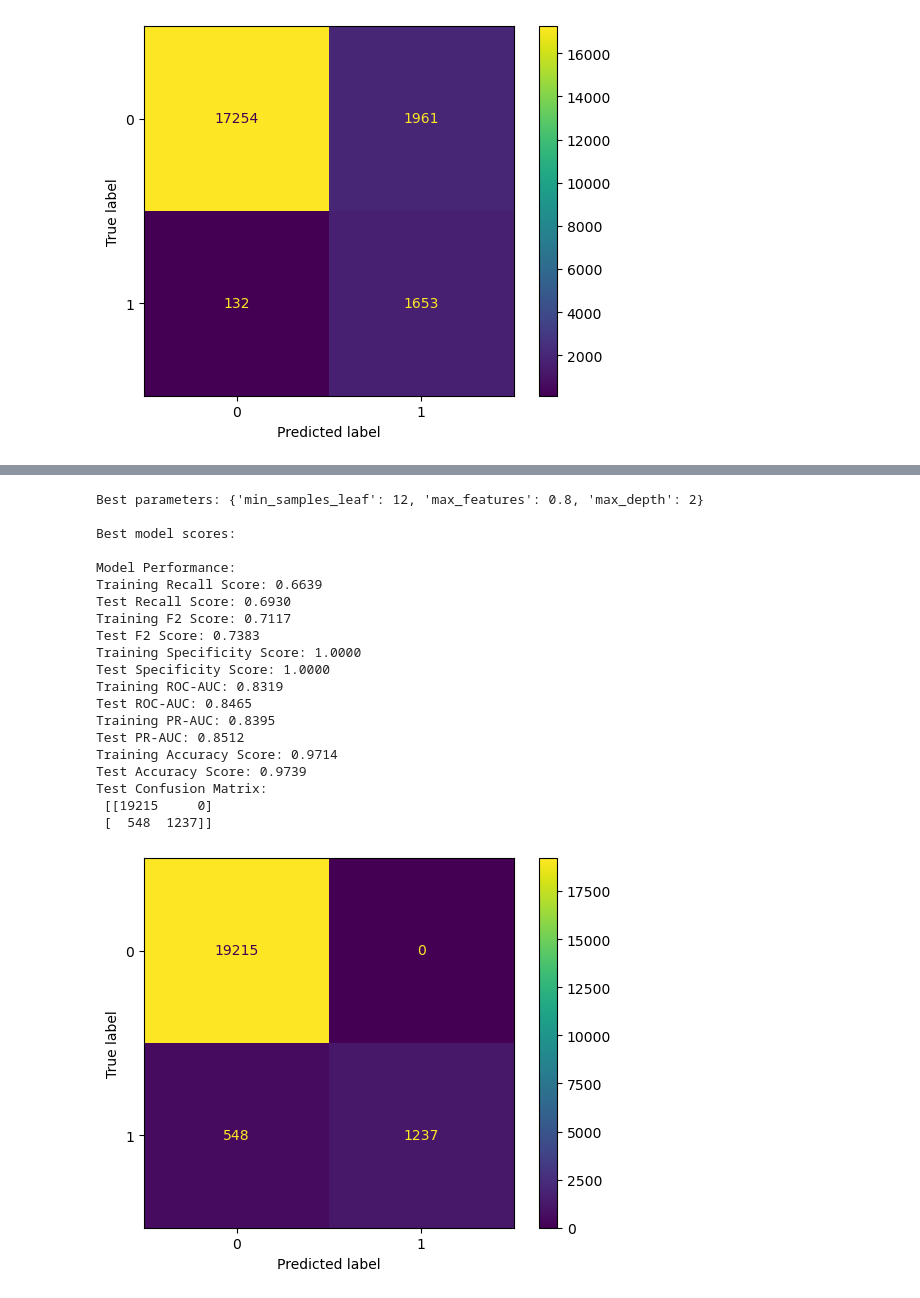
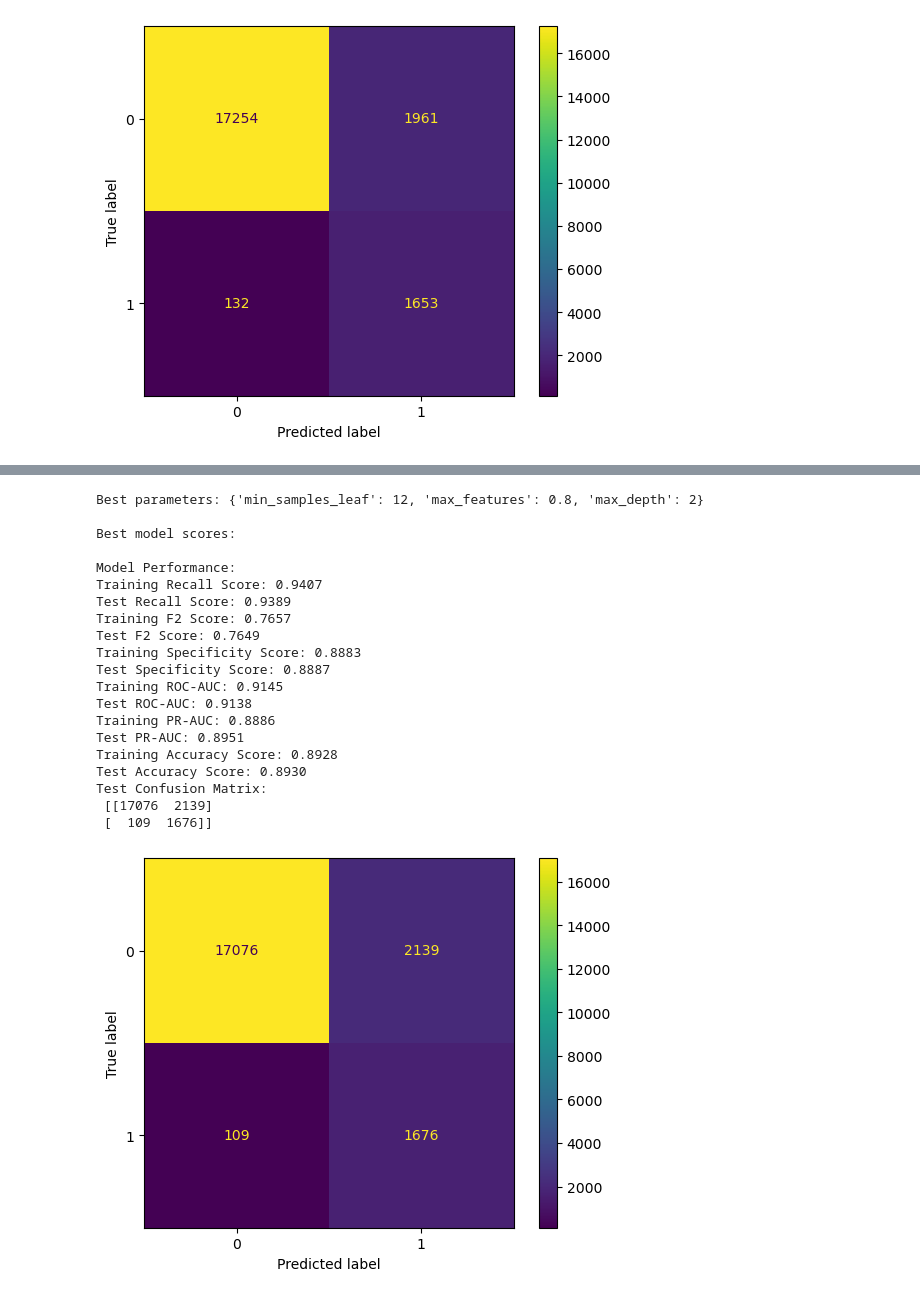
Before and after one commit to kasia-sko/ML, a Jupyter notebook: projekt_1/budowa_krok_3_1.ipynb, the cells around one changed output, grey strips where cells are left out. Saved outputs shown, nothing was run; the diff lists cells and outputs as text; code cells hidden in the pictures.

Commit message:
model testing + barplot

```diff
--- a/projekt_1/budowa_krok_3_1.ipynb
+++ b/projekt_1/budowa_krok_3_1.ipynb
@@ -137,13 +137,17 @@ def pipeline_fit(model):
     pipeline.set_params(model=model)
     pipeline.fit(X_train, y_train)
 # %%
-def scores_model(model):
+def scores_model(model, threshold=0.5):
     pipeline_fit(model)
 
     y_train_pred = pipeline.predict(X_train)
     y_test_pred = pipeline.predict(X_test)
     y_train_scores = pipeline.predict_proba(X_train)[:, 1]
     y_test_scores = pipeline.predict_proba(X_test)[:, 1]
+
+    y_train_pred = (y_train_scores >= threshold).astype(int)
+    y_test_pred = (y_test_scores >= threshold).astype(int)
+
 
     precision_train, recall_train, _ = precision_recall_curve(y_train, y_train_scores)
     precision_test, recall_test, _ = precision_recall_curve(y_test, y_test_scores)
@@ -204,0 +213,12 @@ Test Confusion Matrix:
+# %%
+gboost = HistGradientBoostingClassifier(
+    learning_rate=0.1,
+    class_weight={0: 1, 1: 11.76},
+    max_depth=15,
+    early_stopping=True,
+    min_samples_leaf=7,
+    max_leaf_nodes=10,
+    max_iter=200,
+    random_state=32
+)
+g1 = scores_model(gboost)
@@ -205,40 +243,40 @@ Test Confusion Matrix:
 # %%
 param_dist = {"max_depth" : range(2, 20),
               "max_features" : np.arange(0.1, 1.1, 0.1),
               "min_samples_leaf" : range(2, 20)}
 
 scorer = make_scorer(fbeta_score)
 
 random_search_boost = RandomizedSearchCV(estimator=gboost, param_distributions=param_dist, n_iter=50,
                                    cv=5, scoring=scorer, random_state=32)
 
 pipeline_fit(random_search_boost)
 
 print("Best parameters:", random_search_boost.best_params_)
 
 boost_best = random_search_boost.best_estimator_
 
 print("\nBest model scores:")
-_ = scores_model(boost_best)
+g2 = scores_model(boost_best)
 # %% [output]
 Best parameters: {'min_samples_leaf': 12, 'max_features': 0.8, 'max_depth': 2}
 
 Best model scores:
 
 Model Performance:
-Training Recall Score: 0.6639
-Test Recall Score: 0.6930
-Training F2 Score: 0.7117
-Test F2 Score: 0.7383
-Training Specificity Score: 1.0000
-Test Specificity Score: 1.0000
-Training ROC-AUC: 0.8319
-Test ROC-AUC: 0.8465
-Training PR-AUC: 0.8395
-Test PR-AUC: 0.8512
-Training Accuracy Score: 0.9714
-Test Accuracy Score: 0.9739
+Training Recall Score: 0.9407
+Test Recall Score: 0.9389
+Training F2 Score: 0.7657
+Test F2 Score: 0.7649
+Training Specificity Score: 0.8883
+Test Specificity Score: 0.8887
+Training ROC-AUC: 0.9145
+Test ROC-AUC: 0.9138
+Training PR-AUC: 0.8886
+Test PR-AUC: 0.8951
+Training Accuracy Score: 0.8928
+Test Accuracy Score: 0.8930
 Test Confusion Matrix:
- [[19215     0]
- [  548  1237]]
+ [[17076  2139]
+ [  109  1676]]
-[figure, old version]
+[figure, new version]
```
Also changed, not shown: parts of 23 cells of this notebook.
